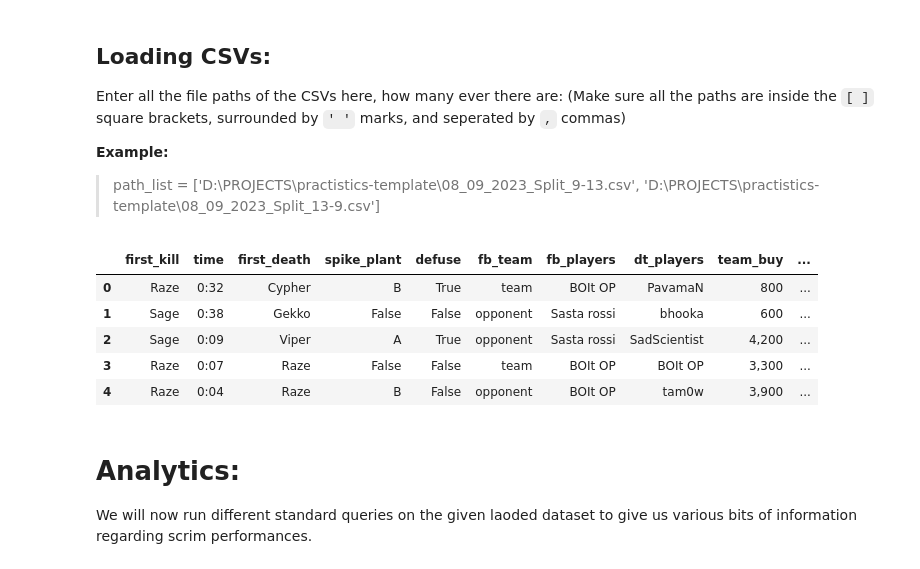
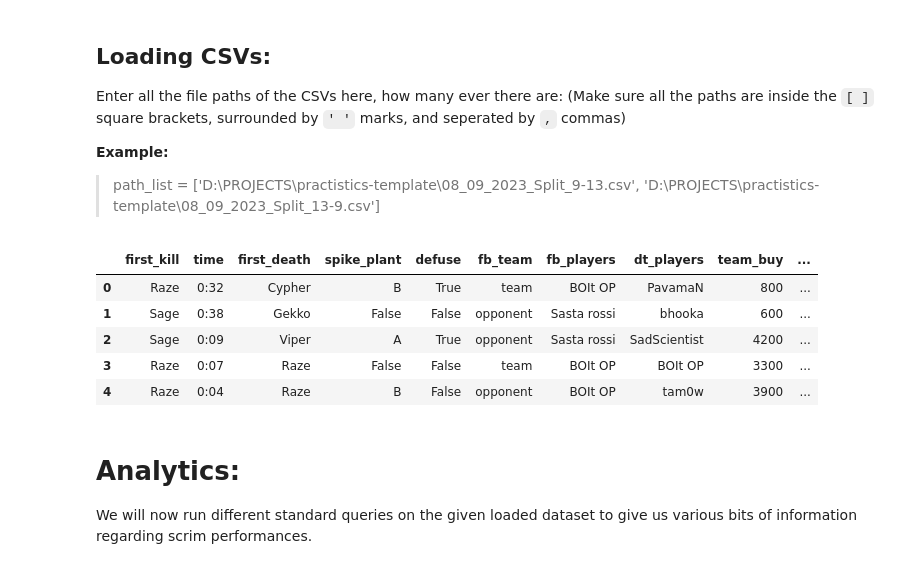
Before and after one commit to tam0w/practistics-template, a Jupyter notebook: queries.ipynb, the cells around one changed output. Drawn from its saved outputs; the diff is of its cells as text; code cells hidden in the pictures.

```diff
--- a/queries.ipynb
+++ b/queries.ipynb
@@ -22,16 +25,23 @@ Enter all the file paths of the CSVs here, how many ever there are:
 # %%
 path_list = [r'D:\PROJECTS\practistics-template\08_09_2023_Split_9-13.csv', r'D:\PROJECTS\practistics-template\08_09_2023_Split_13-9.csv', r'D:\PROJECTS\practistics-template\split_22_08_2023_time_12_56.csv', r'D:\PROJECTS\practistics-template\08_09_2023_Split_10-13.csv']
 
 df = load_concat_csv(path_list)
+
+df.team_buy = df.team_buy.str.replace(',','')
+df.oppo_buy = df.oppo_buy.str.replace(',','')
+
+df.team_buy = df.team_buy.astype(int)
+df.oppo_buy = df.oppo_buy.astype(int)
+
 df.head()
 # %% [output]
 |  | first_kill | time | first_death | spike_plant | defuse | fb_team | fb_players | dt_players | team_buy | ... |
 | 0 | Raze | 0:32 | Cypher | B | True | team | BOIt OP | PavamaN | 800 | ... |
 | 1 | Sage | 0:38 | Gekko | False | False | opponent | Sasta rossi | bhooka | 600 | ... |
-| 2 | Sage | 0:09 | Viper | A | True | opponent | Sasta rossi | SadScientist | 4,200 | ... |
-| 3 | Raze | 0:07 | Raze | False | False | team | BOIt OP | BOIt OP | 3,300 | ... |
-| 4 | Raze | 0:04 | Raze | B | False | opponent | BOIt OP | tam0w | 3,900 | ... |
+| 2 | Sage | 0:09 | Viper | A | True | opponent | Sasta rossi | SadScientist | 4200 | ... |
+| 3 | Raze | 0:07 | Raze | False | False | team | BOIt OP | BOIt OP | 3300 | ... |
+| 4 | Raze | 0:04 | Raze | B | False | opponent | BOIt OP | tam0w | 3900 | ... |
 # %% [markdown]
 # Analytics:
 
-We will now run different standard queries on the given laoded dataset to give us various bits of information regarding scrim performances.
+We will now run different standard queries on the given loaded dataset to give us various bits of information regarding scrim performances.
```
Also changed, not shown: parts of 3 cells of this notebook.
